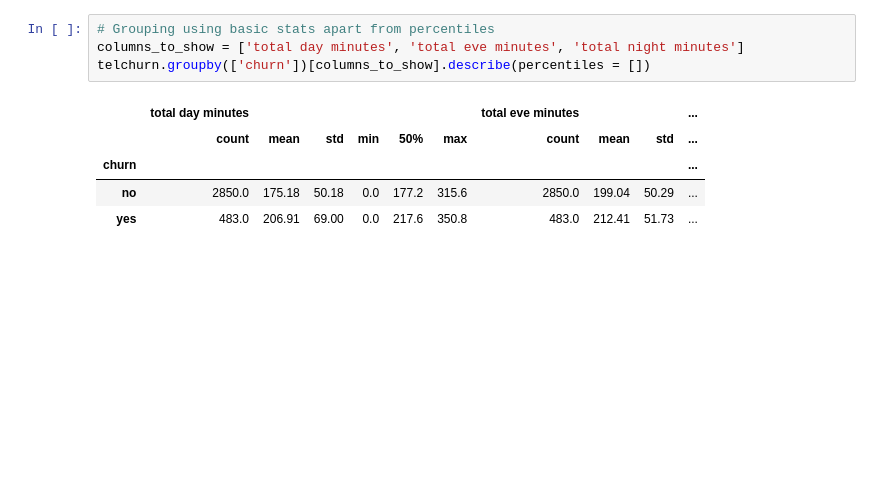
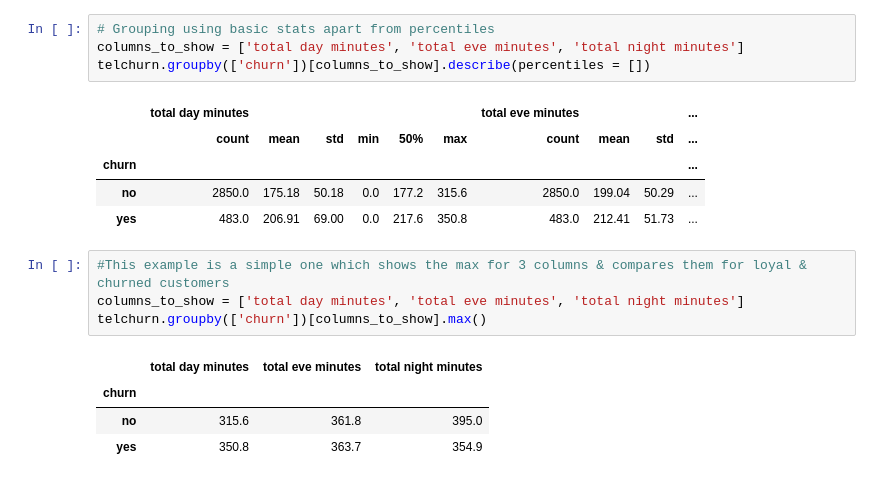
Before and after one commit to StewartStack/DAStudyBackups, a Jupyter notebook: DataStudies2/telchurn_DA.ipynb, the cells around one changed output. Saved outputs shown, nothing was run; the diff lists cells and outputs as text; blank space fills up the shorter version.

```diff
--- a/DataStudies2/telchurn_DA.ipynb
+++ b/DataStudies2/telchurn_DA.ipynb
@@ -353,3 +353,12 @@ telchurn.groupby(['churn'])[columns_to_show].describe(percentiles = [])
 | churn |  |  |  |  |  |  |  |  |  | ... |
 | no | 2850.0 | 175.18 | 50.18 | 0.0 | 177.2 | 315.6 | 2850.0 | 199.04 | 50.29 | ... |
 | yes | 483.0 | 206.91 | 69.00 | 0.0 | 217.6 | 350.8 | 483.0 | 212.41 | 51.73 | ... |
+# %%
+#This example is a simple one which shows the max for 3 columns & compares them for loyal & churned customers
+columns_to_show = ['total day minutes', 'total eve minutes', 'total night minutes']
+telchurn.groupby(['churn'])[columns_to_show].max()
+# %% [output]
+|  | total day minutes | total eve minutes | total night minutes |
+| churn |  |  |  |
+| no | 315.6 | 361.8 | 395.0 |
+| yes | 350.8 | 363.7 | 354.9 |
```
Also changed, not shown: parts of 1 cell of this notebook.
